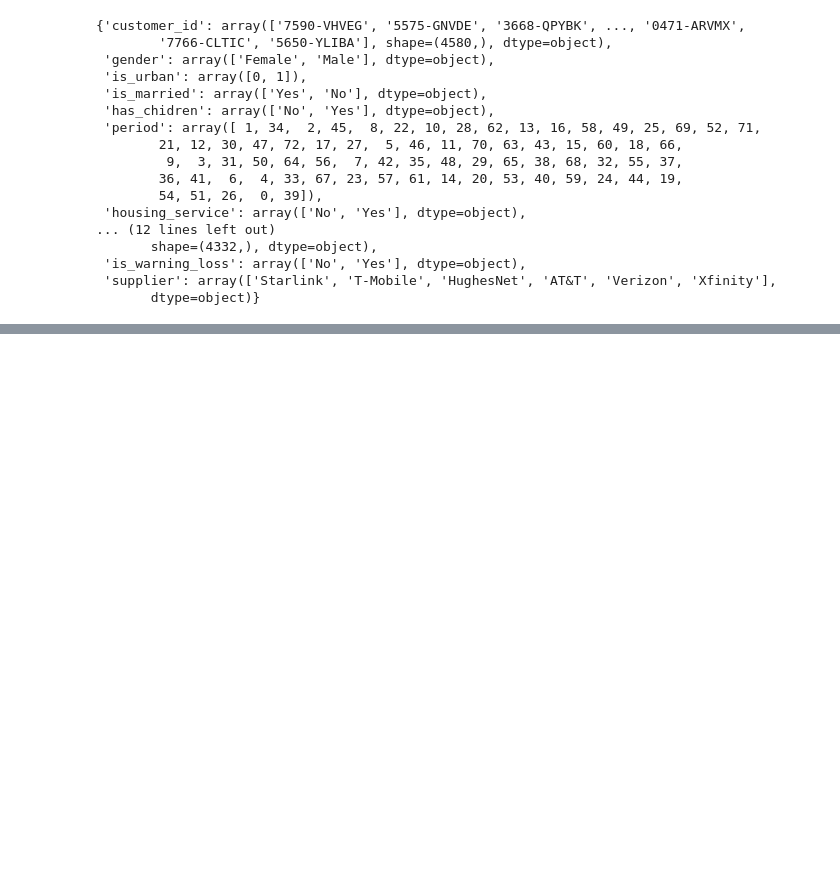
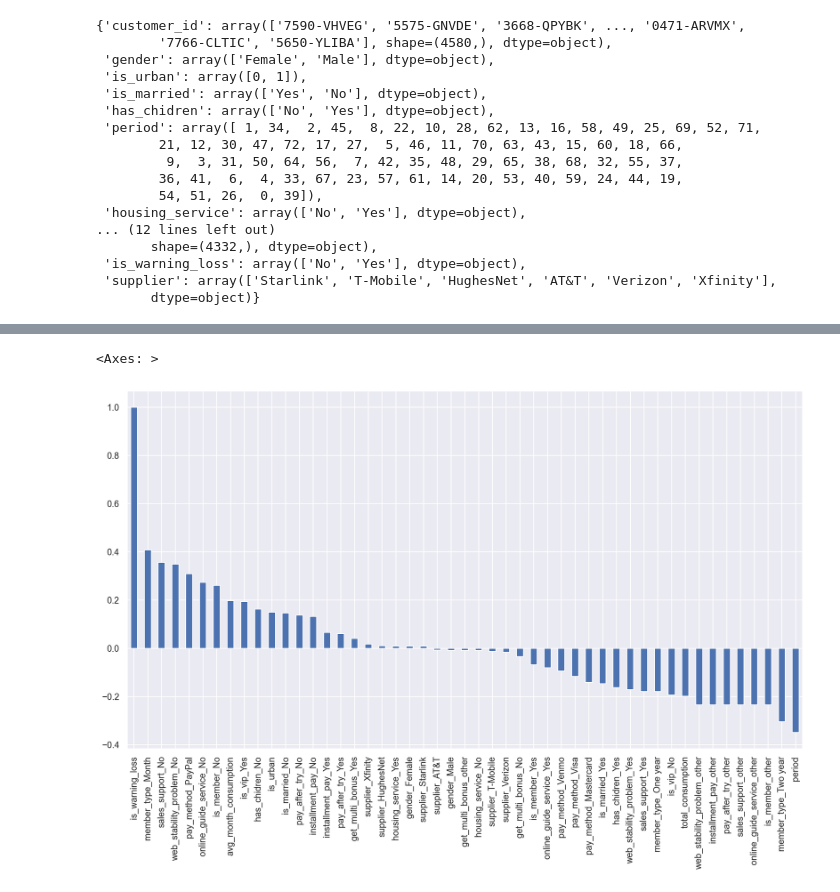
Before and after one commit to tianzq13184/ecommerce-churn-analysis, a Jupyter notebook: notebooks/eda.ipynb, the cells around one changed output, grey strips where cells are left out. Drawn from its saved outputs; the diff is of its cells as text; code cells hidden in the pictures; blank space fills up the shorter version.

```diff
--- a/notebooks/eda.ipynb
+++ b/notebooks/eda.ipynb
@@ -91,0 +406,9 @@ target = 'is_warning_loss'
+# %%
+import matplotlib.pyplot as plt
+sns.set()
+plt.figure(figsize=(15,8), dpi=200)
+
+df_dummies.corr()['is_warning_loss'].sort_values(ascending = False).plot(kind='bar')
+# %% [output]
+<Axes: >
+[figure, added]
```
Also changed, not shown: parts of 37 cells of this notebook, 1 other file.
